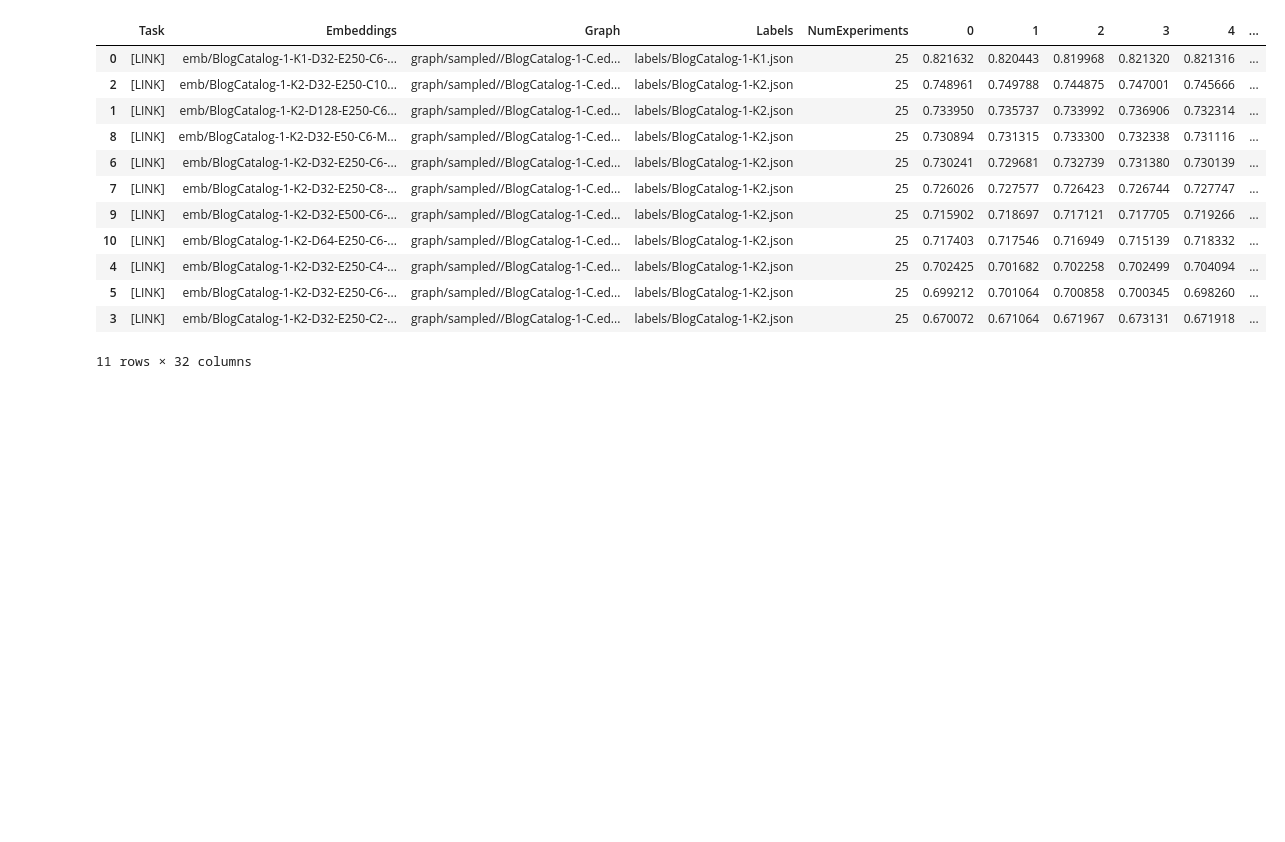
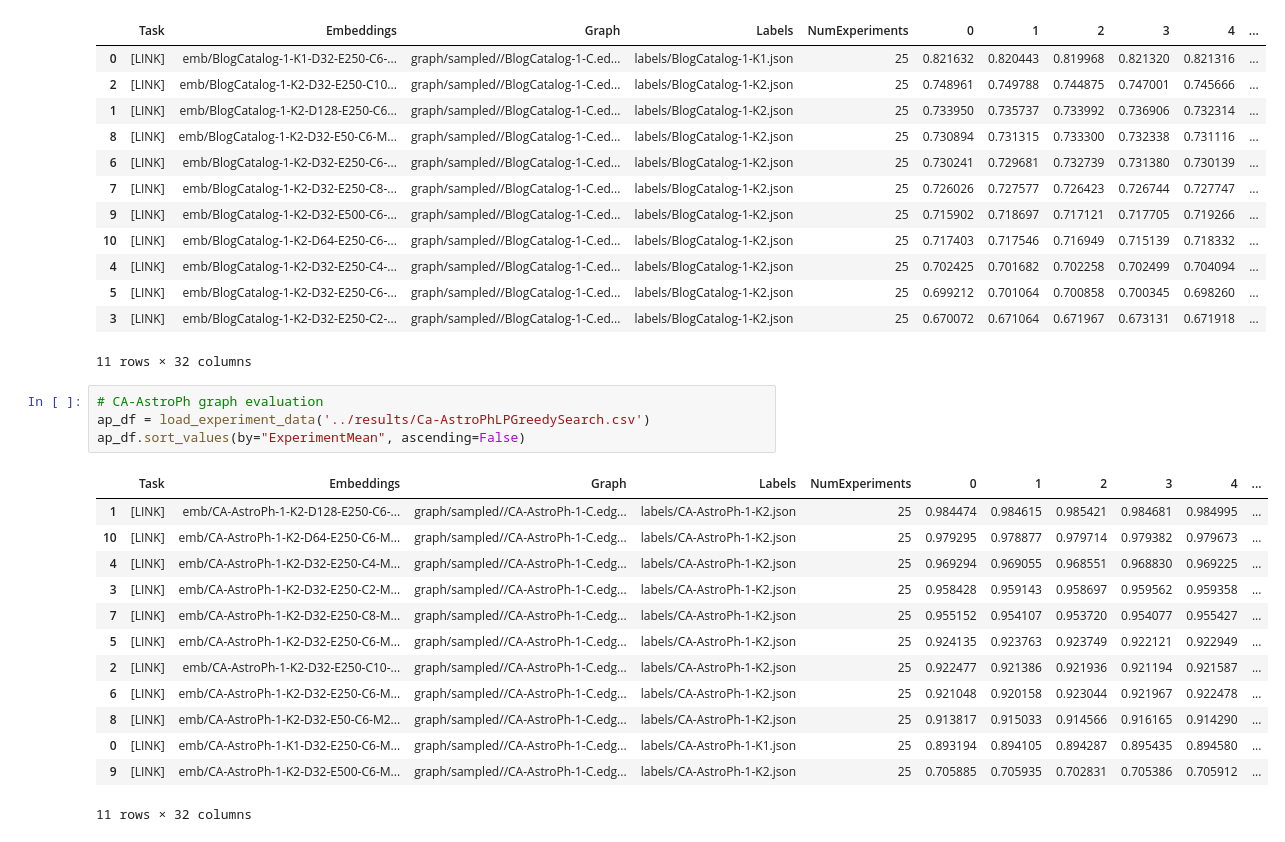
Before and after one commit to aig-upf/ODS-Embeddings, a Jupyter notebook: notebooks/GreedySearchExperiments.ipynb, the cells around one changed output. Cells and saved outputs as stored; diff of their text form; blank space fills up the shorter version.

Commit message:
Include the analysis of the results on CA-AstroPh!

```diff
--- a/notebooks/GreedySearchExperiments.ipynb
+++ b/notebooks/GreedySearchExperiments.ipynb
@@ -53,3 +54,21 @@ bc_df.sort_values(by="ExperimentMean", ascending=False)
 | 5 | [LINK] | emb/BlogCatalog-1-K2-D32-E250-C6-... | graph/sampled//BlogCatalog-1-C.ed... | labels/BlogCatalog-1-K2.json | 25 | 0.699212 | 0.701064 | 0.700858 | 0.700345 | 0.698260 | ... |
 | 3 | [LINK] | emb/BlogCatalog-1-K2-D32-E250-C2-... | graph/sampled//BlogCatalog-1-C.ed... | labels/BlogCatalog-1-K2.json | 25 | 0.670072 | 0.671064 | 0.671967 | 0.673131 | 0.671918 | ... |
 11 rows × 32 columns
+# %%
+# CA-AstroPh graph evaluation
+ap_df = load_experiment_data('../results/Ca-AstroPhLPGreedySearch.csv')
+ap_df.sort_values(by="ExperimentMean", ascending=False)
+# %% [output]
+|  | Task | Embeddings | Graph | Labels | NumExperiments | 0 | 1 | 2 | 3 | 4 | ... |
+| 1 | [LINK] | emb/CA-AstroPh-1-K2-D128-E250-C6-... | graph/sampled//CA-AstroPh-1-C.edg... | labels/CA-AstroPh-1-K2.json | 25 | 0.984474 | 0.984615 | 0.985421 | 0.984681 | 0.984995 | ... |
+| 10 | [LINK] | emb/CA-AstroPh-1-K2-D64-E250-C6-M... | graph/sampled//CA-AstroPh-1-C.edg... | labels/CA-AstroPh-1-K2.json | 25 | 0.979295 | 0.978877 | 0.979714 | 0.979382 | 0.979673 | ... |
+| 4 | [LINK] | emb/CA-AstroPh-1-K2-D32-E250-C4-M... | graph/sampled//CA-AstroPh-1-C.edg... | labels/CA-AstroPh-1-K2.json | 25 | 0.969294 | 0.969055 | 0.968551 | 0.968830 | 0.969225 | ... |
+| 3 | [LINK] | emb/CA-AstroPh-1-K2-D32-E250-C2-M... | graph/sampled//CA-AstroPh-1-C.edg... | labels/CA-AstroPh-1-K2.json | 25 | 0.958428 | 0.959143 | 0.958697 | 0.959562 | 0.959358 | ... |
+| 7 | [LINK] | emb/CA-AstroPh-1-K2-D32-E250-C8-M... | graph/sampled//CA-AstroPh-1-C.edg... | labels/CA-AstroPh-1-K2.json | 25 | 0.955152 | 0.954107 | 0.953720 | 0.954077 | 0.955427 | ... |
+| 5 | [LINK] | emb/CA-AstroPh-1-K2-D32-E250-C6-M... | graph/sampled//CA-AstroPh-1-C.edg... | labels/CA-AstroPh-1-K2.json | 25 | 0.924135 | 0.923763 | 0.923749 | 0.922121 | 0.922949 | ... |
+| 2 | [LINK] | emb/CA-AstroPh-1-K2-D32-E250-C10-... | graph/sampled//CA-AstroPh-1-C.edg... | labels/CA-AstroPh-1-K2.json | 25 | 0.922477 | 0.921386 | 0.921936 | 0.921194 | 0.921587 | ... |
+| 6 | [LINK] | emb/CA-AstroPh-1-K2-D32-E250-C6-M... | graph/sampled//CA-AstroPh-1-C.edg... | labels/CA-AstroPh-1-K2.json | 25 | 0.921048 | 0.920158 | 0.923044 | 0.921967 | 0.922478 | ... |
+| 8 | [LINK] | emb/CA-AstroPh-1-K2-D32-E50-C6-M2... | graph/sampled//CA-AstroPh-1-C.edg... | labels/CA-AstroPh-1-K2.json | 25 | 0.913817 | 0.915033 | 0.914566 | 0.916165 | 0.914290 | ... |
+| 0 | [LINK] | emb/CA-AstroPh-1-K1-D32-E250-C6-M... | graph/sampled//CA-AstroPh-1-C.edg... | labels/CA-AstroPh-1-K1.json | 25 | 0.893194 | 0.894105 | 0.894287 | 0.895435 | 0.894580 | ... |
+| 9 | [LINK] | emb/CA-AstroPh-1-K2-D32-E500-C6-M... | graph/sampled//CA-AstroPh-1-C.edg... | labels/CA-AstroPh-1-K2.json | 25 | 0.705885 | 0.705935 | 0.702831 | 0.705386 | 0.705912 | ... |
+11 rows × 32 columns
```
Also changed, not shown: parts of 1 cell of this notebook, 1 other file.
